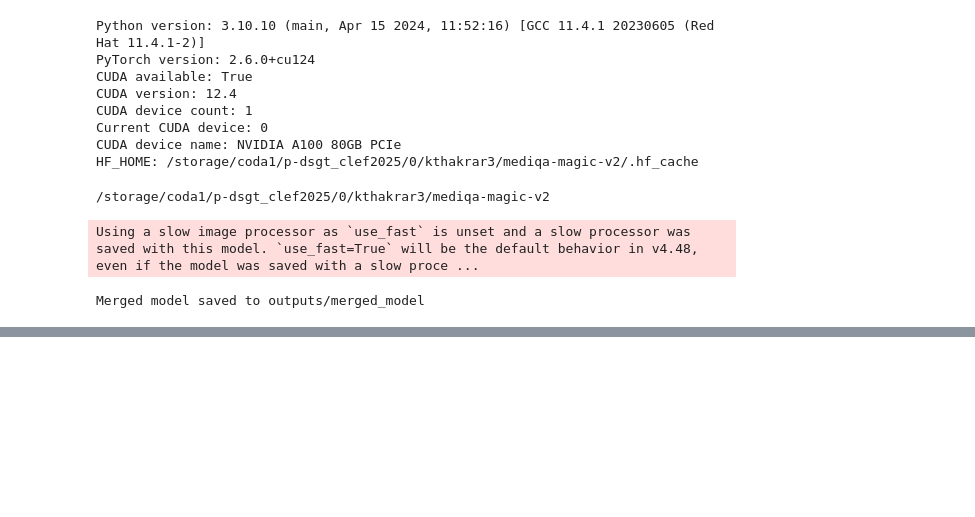
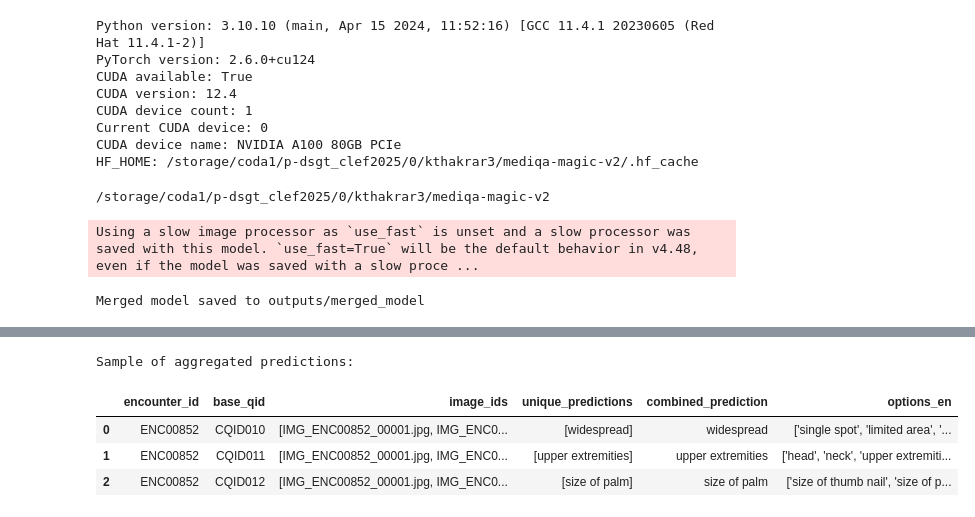
Before and after one commit to karishmathakrar/arc-mediqa-magic-2025, a Jupyter notebook: 02-model-finetuning-with-inference.ipynb, the cells around one changed output, grey strips where cells are left out. Cells and saved outputs as stored; diff of their text form; code cells hidden in the pictures; blank space fills up the shorter version.

```diff
--- a/02-model-finetuning-with-inference.ipynb
+++ b/02-model-finetuning-with-inference.ipynb
@@ -1190,0 +1258,18 @@ args.max_samples = None  # No limit on samples
+# %%
+# Aggregate predictions
+print("Aggregating predictions...")
+
+# Load the validation dataset
+val_dataset = pd.read_csv(os.path.join(OUTPUT_DIR, "val_dataset.csv"))
+
+# Run the inference
+
+# Aggregate predictions with options_en
+aggregated_df = inference.aggregate_predictions(predictions_df, validation_df=val_dataset)
+
+# Save aggregated results
+aggregated_file = os.path.join(OUTPUT_DIR,
+                              f"aggregated_predictions{'_test' if args.test else ''}.csv")
+aggregated_df.to_csv(aggregated_file, index=False)
+
+print(f"Inference complete. Results saved to {predictions_file} and {aggregated_file}")
@@ -1190,0 +1289,9 @@ args.max_samples = None  # No limit on samples
+# %%
+print("\nSample of aggregated predictions:")
+aggregated_df.head(3)
+# %% [output]
+Sample of aggregated predictions:
+|  | encounter_id | base_qid | image_ids | unique_predictions | combined_prediction | options_en |
+| 0 | ENC00852 | CQID010 | [IMG_ENC00852_00001.jpg, IMG_ENC0... | [widespread] | widespread | ['single spot', 'limited area', '... |
+| 1 | ENC00852 | CQID011 | [IMG_ENC00852_00001.jpg, IMG_ENC0... | [upper extremities] | upper extremities | ['head', 'neck', 'upper extremiti... |
+| 2 | ENC00852 | CQID012 | [IMG_ENC00852_00001.jpg, IMG_ENC0... | [size of palm] | size of palm | ['size of thumb nail', 'size of p... |
```
Also changed, not shown: parts of 28 cells of this notebook, 1 other file.
